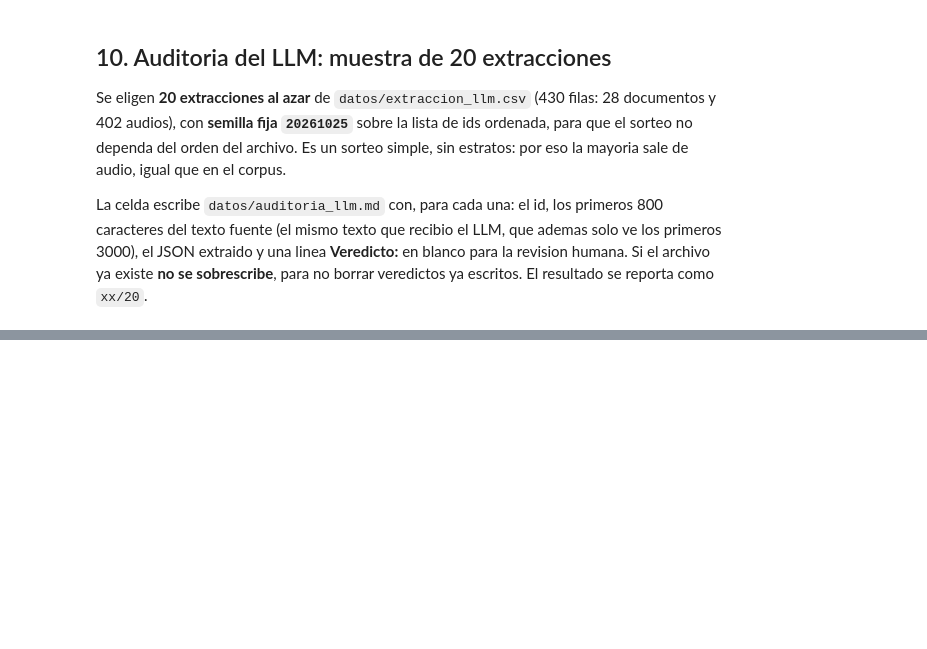
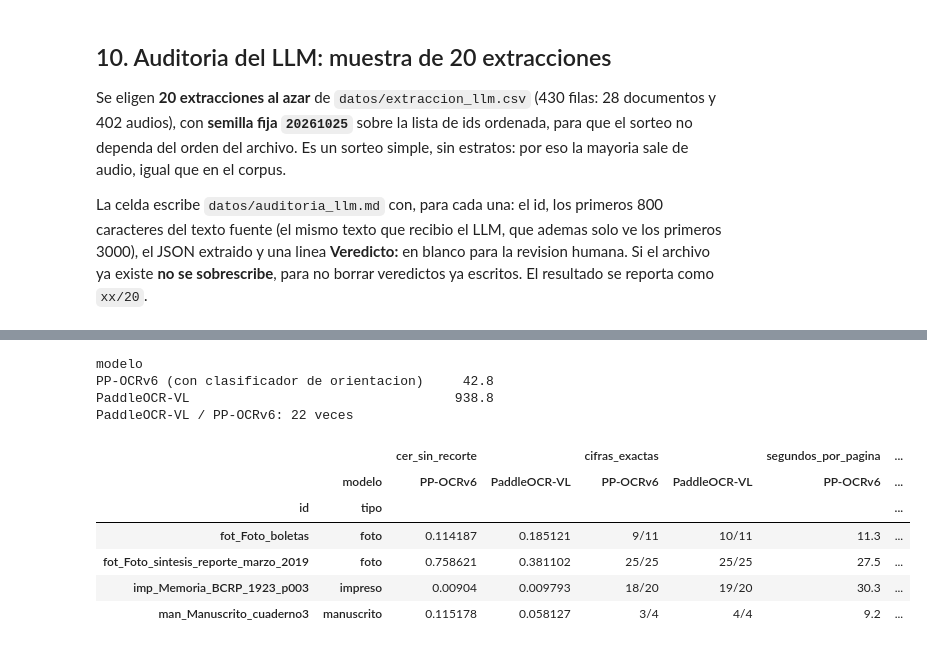
Before and after one commit to gabriela-pozo/Cursos, a Jupyter notebook: tarea_2/02_evaluacion.ipynb, the cells around one changed output, grey strips where cells are left out. Cells and saved outputs as stored; diff of their text form; code cells hidden in the pictures; blank space fills up the shorter version.

```diff
--- a/tarea_2/02_evaluacion.ipynb
+++ b/tarea_2/02_evaluacion.ipynb
@@ -831,0 +866,46 @@ Name: count, dtype: int64
+# %%
+param = pd.read_csv("datos/parametros_ocr.csv").set_index("modelo")["millones_parametros"]
+print(param.to_string())
+print(f"PaddleOCR-VL / PP-OCRv6: {param['PaddleOCR-VL'] / param.iloc[0]:.0f} veces")
+
+ocr_alt = pd.read_csv("datos/ocr_alternativo.csv", dtype={"texto_ocr": str}, keep_default_na=False).set_index("id")
+t_base = pd.read_csv("datos/ocr_tiempos.csv").set_index("id")["segundos_computo"]
+SUB = list(ocr_alt.index)
+
+
+def exactitud_cifras(ident, texto):
+    # Cifras economicas (monto, fecha, %) de la referencia leidas exactas en `texto` (misma regla que la seccion 6)
+    bolsa = Counter(m.group() for m in CIFRA.finditer(texto))
+    texto_ref = MARCA.sub(lambda m: m.group() if "ilegible" in m.group() else " ", refs_doc[ident])
+    ok = total = 0
+    for cifra, clase in cifras_referencia(texto_ref):
+        if clase in ("monto", "fecha", "porcentaje"):
+            total += 1
+            ok += bolsa[cifra] > 0
+            bolsa[cifra] -= bolsa[cifra] > 0
+    return ok, total
+
+
+filas = []
+for ident in SUB:
+    ref = normalizar(quitar_marcas(refs_doc[ident]))
+    for modelo, texto, seg in [("PP-OCRv6", TEXTO_OCR[ident], t_base[ident]),
+                               ("PaddleOCR-VL", ocr_alt.loc[ident, "texto_ocr"], ocr_alt.loc[ident, "segundos_computo"])]:
+        ok, total = exactitud_cifras(ident, texto)
+        filas.append({"id": ident, "tipo": tipo_de[ident], "modelo": modelo,
+                      "cer_sin_recorte": jiwer.cer(ref, normalizar(texto) or "∅"),
+                      "cifras_exactas": f"{ok}/{total}", "segundos_por_pagina": seg})
+comp_ocr = pd.DataFrame(filas)
+comp_ocr.pivot(index=["id", "tipo"], columns="modelo", values=["cer_sin_recorte", "cifras_exactas", "segundos_por_pagina"]).round(3)
+# %% [output]
+modelo
+PP-OCRv6 (con clasificador de orientacion)     42.8
+PaddleOCR-VL                                  938.8
+PaddleOCR-VL / PP-OCRv6: 22 veces
+|  |  | cer_sin_recorte |  | cifras_exactas |  | segundos_por_pagina | ... |
+|  | modelo | PP-OCRv6 | PaddleOCR-VL | PP-OCRv6 | PaddleOCR-VL | PP-OCRv6 | ... |
+| id | tipo |  |  |  |  |  | ... |
+| fot_Foto_boletas | foto | 0.114187 | 0.185121 | 9/11 | 10/11 | 11.3 | ... |
+| fot_Foto_sintesis_reporte_marzo_2019 | foto | 0.758621 | 0.381102 | 25/25 | 25/25 | 27.5 | ... |
+| imp_Memoria_BCRP_1923_p003 | impreso | 0.00904 | 0.009793 | 18/20 | 19/20 | 30.3 | ... |
+| man_Manuscrito_cuaderno3 | manuscrito | 0.115178 | 0.058127 | 3/4 | 4/4 | 9.2 | ... |
```
Also changed, not shown: parts of 6 cells of this notebook, 6 other files.
